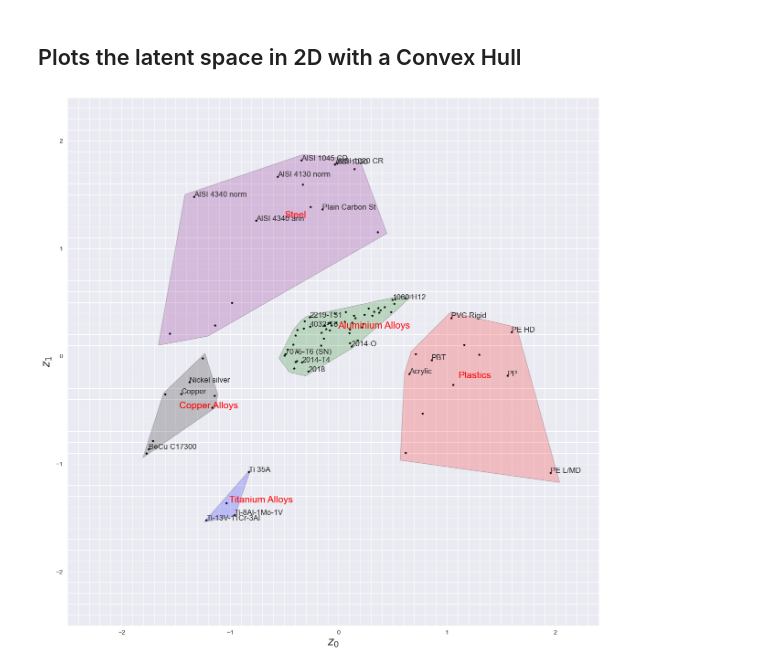
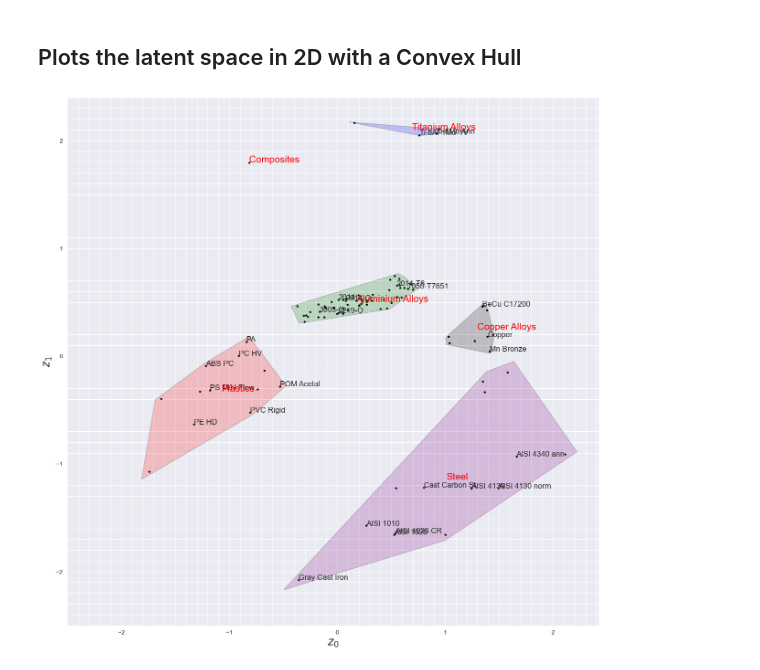
Before and after one commit to mid2SUPAERO/GMO4EFTD, a Jupyter notebook: Codes/VAE_2D_Visual.ipynb, the cells around one changed output. Drawn from its saved outputs; the diff is of its cells as text; code cells hidden in the pictures.

```diff
--- a/Codes/VAE_2D_Visual.ipynb
+++ b/Codes/VAE_2D_Visual.ipynb
@@ -50,6 +54,7 @@ numMaterialsInTrainingData, numFeatures = trainingData.shape
 latentDim, hiddenDim = 2, 250
 #Defines a maximum of itrations
 numEpochs = 50000
+numEpochs = 20000
 #Defines a klFactor
 klFactor = 5e-5
 #Defines a learning rate
@@ -114,7 +119,7 @@ plotConvergence(convgHistory)
 ## Measure differences between input and output of the trained VAE
 # %%
 matidxs = np.array([2,11,19,45,53,68,73,4,77]).astype(int)-2
-props = ['youngsModulus','costPerKg','massDensity','yieldStrength']
+#props = ['youngsModulus','costPerKg','massDensity','yieldStrength']
 print([dataIdentifier['name'][i] for i in matidxs])
 print('\t \t ------TRUE DATA----------')
 print('material name', end = '\t')
@@ -150,11 +155,15 @@ for i in matidxs:
   for p in props:
     print('\t {:.2E}'.format(matProp[p][i]), end='')
 
+
 merr = -1000000000.
-maxError = {'youngsModulus':merr,'costPerKg':merr,'massDensity':merr,'yieldStrength':merr}
+maxError = {key: merr for key in props}
+
+
 print('\n \n \t \t ------RECON ERROR (%)----------')
 print('material name', end = '\t')
-acum_error=np.zeros(4)
+acum_error=np.zeros(len(props))
+
 for p in props:
     print(p, end = '\t')
 for i in range(trainInfo.shape[0]):
@@ -279,49 +288,49 @@ def plotLatent(saveFileName):
     ptLabel = dataIdentifier['name']
     autoencoder = materialEncoder.vaeNet
     z = autoencoder.encoder.z.to('cpu').detach().numpy()
     fig, ax = plt.subplots()
     #List of meaterials to plot name
     matidxs = np.array([13,14,15,48,18,10,9,8,28,20,30,69,27,37,\
                         5,6,73,77,78,85,91,88,75,80,82,83]).astype(int)-2
     for i in range(np.max(colorcol)+1):
         zMat = np.vstack((z[colorcol == i,0], z[colorcol == i,1])).T
         ax.scatter(zMat[:, 0], zMat[:, 1], marker='*', c = 'black', s = 8)#clrs[i]
+        cent = np.mean(zMat, 0)
 
+        if(np.shape(zMat)[0]>3):
+            hull = ConvexHull(zMat)
+            pts = []
+            for pt in zMat[hull.simplices]:
+                pts.append(pt[0].tolist())
+                pts.append(pt[1].tolist())
 
-        hull = ConvexHull(zMat)
-        cent = np.mean(zMat, 0)
-        pts = []
-        for pt in zMat[hull.simplices]:
-            pts.append(pt[0].tolist())
-            pts.append(pt[1].tolist())
-
-        pts.sort(key=lambda p: np.arctan2(p[1] - cent[1],
-                                        p[0] - cent[0]))
-        pts = pts[0::2]  # Deleting duplicates
-        pts.insert(len(pts), pts[0])
-        poly = Polygon(1.1*(np.array(pts)- cent) + cent,
-                       facecolor= clrs[i], alpha=0.2, edgecolor = 'black') #'black'
-        poly.set_capstyle('round')
-        plt.gca().add_patch(poly)
+            pts.sort(key=lambda p: np.arctan2(p[1] - cent[1],
+                                            p[0] - cent[0]))
+            pts = pts[0::2]  # Deleting duplicates
+            pts.insert(len(pts), pts[0])
+            poly = Polygon(1.1*(np.array(pts)- cent) + cent,
+                           facecolor= clrs[i], alpha=0.2, edgecolor = 'black') #'black'
+            poly.set_capstyle('round')
+            plt.gca().add_patch(poly)
         ax.annotate(dataIdentifier['className'][i], (cent[0], cent[1]), size = 15, c = 'red')
     for i, txt in enumerate(ptLabel):
       if(i in matidxs):
         ax.annotate(txt, (z[i,0], z[i,1]), size = 12)
 
     plt.xlabel('$z_0$'.format(0), size = 18)
     plt.ylabel('$z_1$'.format(1), size = 18)
     minor_ticks = np.arange(-2.5, 2.5, 0.1)
     ax.set_xticks(minor_ticks, minor=True)
     ax.set_yticks(minor_ticks, minor=True)
 
     plt.grid(which='both')
     plt.savefig(saveFileName)
 
     return fig, ax
 
 plotLatent(saveFileName = './figures/latent.pdf');
 # %% [output]
-[figure, old version]
+[figure, new version]
 # %%
 def plotLatentWithProperty(ltnt1 = 0, ltnt2 = 1):
   n = 80
```
Also changed, not shown: parts of 8 cells of this notebook, 1 other file.
